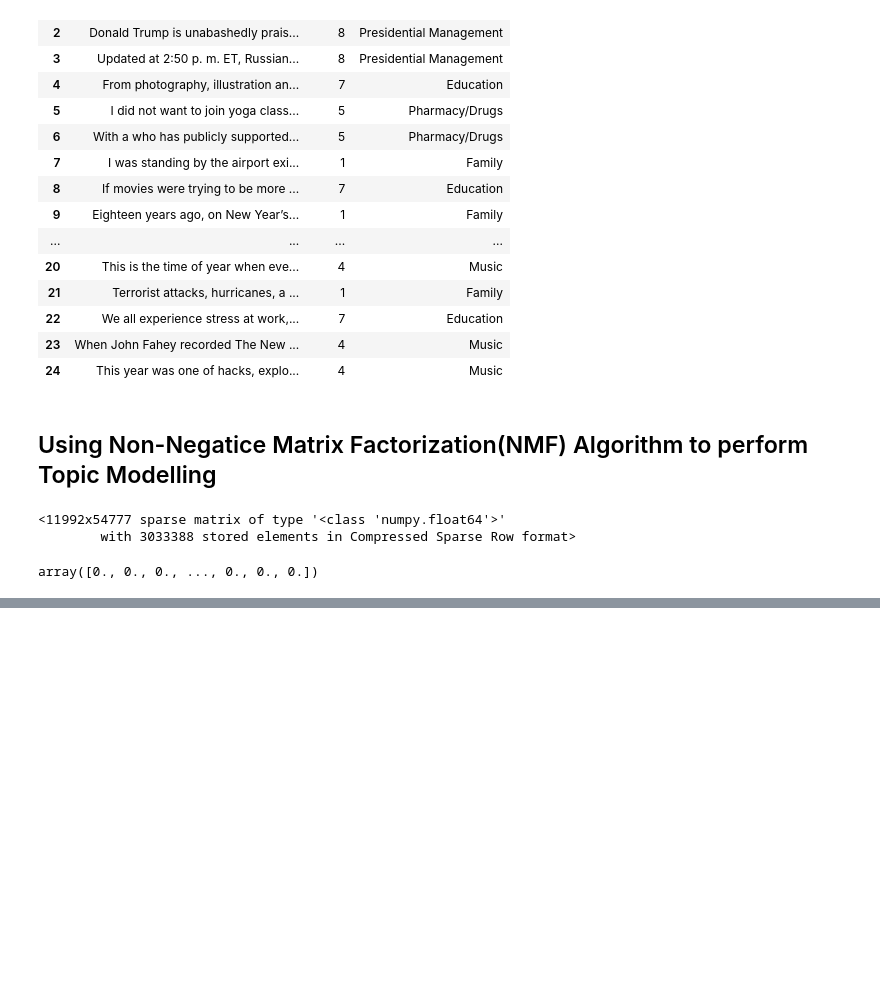
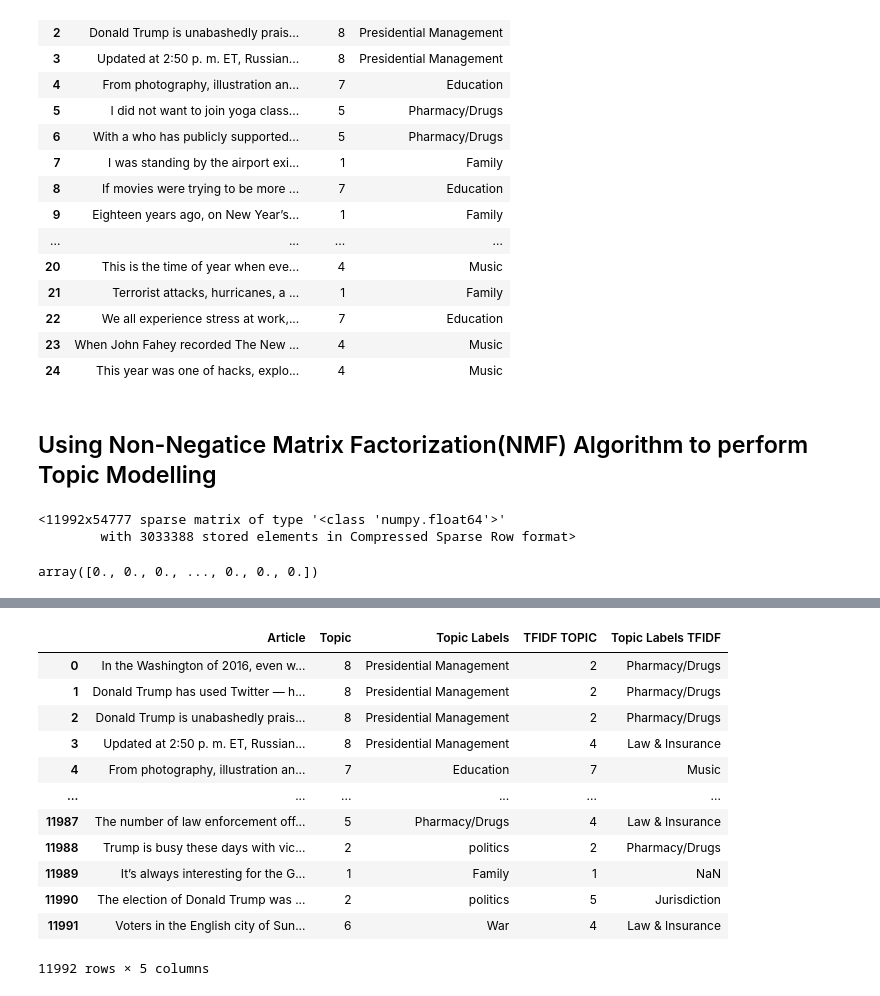
Before and after one commit to HarshitDawar55/Natural-Language-Processing, a Jupyter notebook: Topic-Modelling/Topic-Modelling.ipynb, the cells around one changed output, grey strips where cells are left out. Cells and saved outputs as stored; diff of their text form; code cells hidden in the pictures; blank space fills up the shorter version.

```diff
--- a/Topic-Modelling/Topic-Modelling.ipynb
+++ b/Topic-Modelling/Topic-Modelling.ipynb
@@ -267,0 +272,2 @@ array([0., 0., 0., ..., 0., 0., 0.])
+# %%
+nmf.fit(tfidf_data)
@@ -267,0 +310,16 @@ array([0., 0., 0., ..., 0., 0., 0.])
+# %%
+data
+# %% [output]
+|  | Article | Topic | Topic Labels | TFIDF TOPIC | Topic Labels TFIDF |
+| 0 | In the Washington of 2016, even w... | 8 | Presidential Management | 2 | Pharmacy/Drugs |
+| 1 | Donald Trump has used Twitter — h... | 8 | Presidential Management | 2 | Pharmacy/Drugs |
+| 2 | Donald Trump is unabashedly prais... | 8 | Presidential Management | 2 | Pharmacy/Drugs |
+| 3 | Updated at 2:50 p. m. ET, Russian... | 8 | Presidential Management | 4 | Law & Insurance |
+| 4 | From photography, illustration an... | 7 | Education | 7 | Music |
+| ... | ... | ... | ... | ... | ... |
+| 11987 | The number of law enforcement off... | 5 | Pharmacy/Drugs | 4 | Law & Insurance |
+| 11988 | Trump is busy these days with vic... | 2 | politics | 2 | Pharmacy/Drugs |
+| 11989 | It’s always interesting for the G... | 1 | Family | 1 | NaN |
+| 11990 | The election of Donald Trump was ... | 2 | politics | 5 | Jurisdiction |
+| 11991 | Voters in the English city of Sun... | 6 | War | 4 | Law & Insurance |
+11992 rows × 5 columns
```
Also changed, not shown: parts of 10 cells of this notebook.
